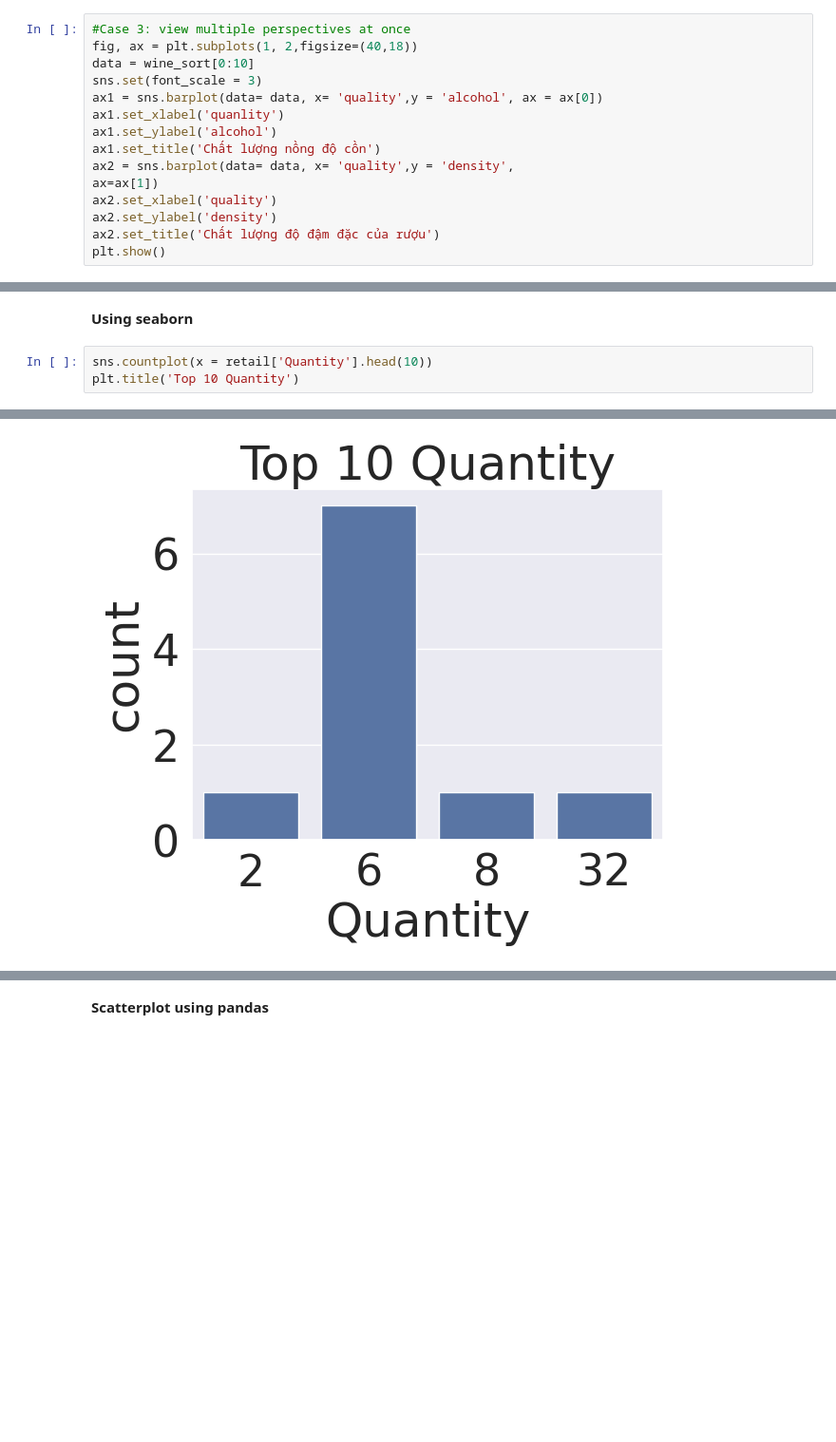
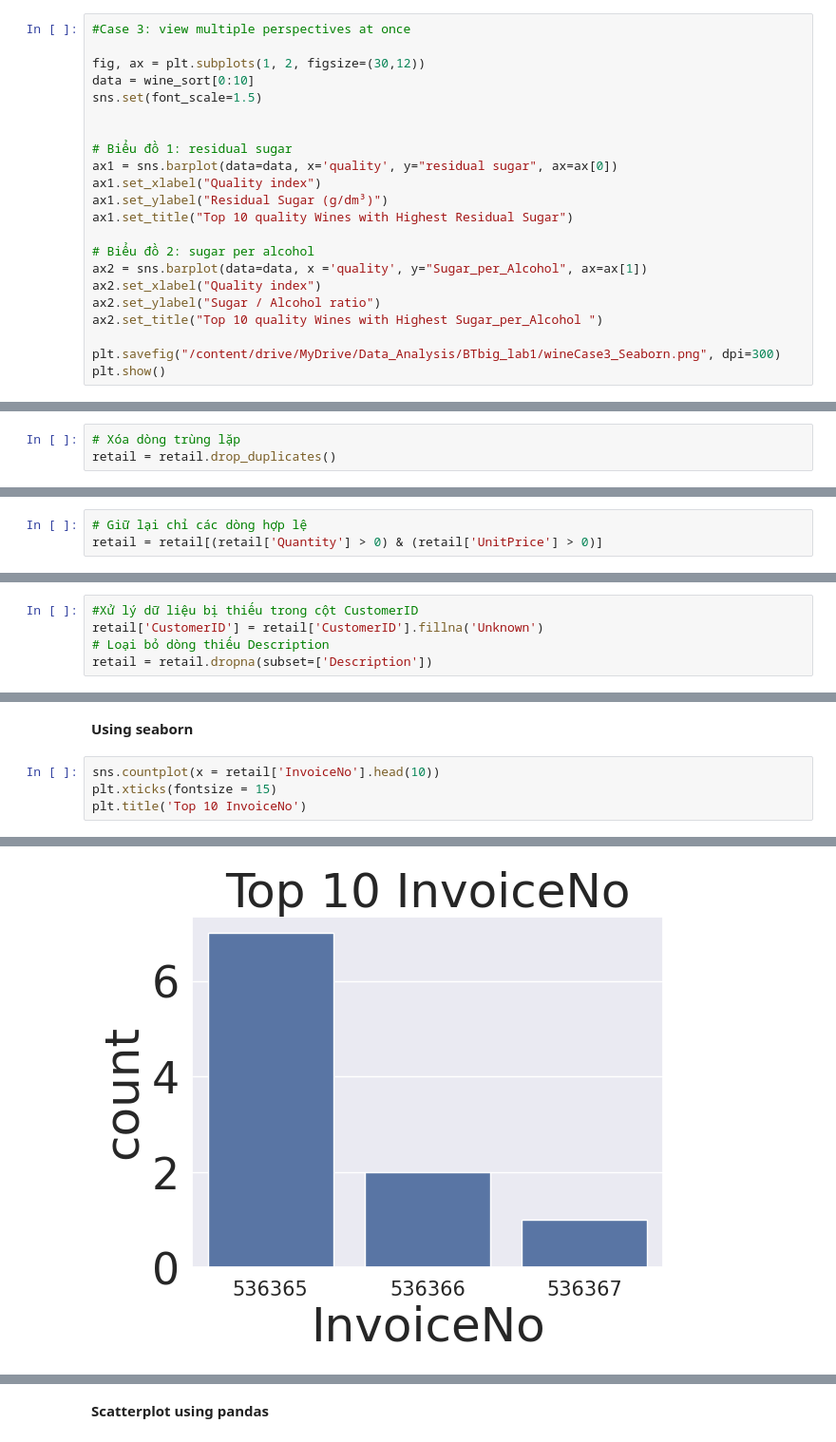
Before and after one commit to mainek2004/sgu_25_data_analysis, a Jupyter notebook: BTbig_lab1/EDA_task2.ipynb, the cells around one changed output, grey strips where cells are left out. Shown at 95% size. Cells and saved outputs as stored; diff of their text form; blank space fills up the shorter version.

Commit message:
BTbig_lab1_task2

```diff
--- a/BTbig_lab1/EDA_task2.ipynb
+++ b/BTbig_lab1/EDA_task2.ipynb
@@ -513,15 +538,22 @@ plt.show()
 # %%
 #Case 3: view multiple perspectives at once
-fig, ax = plt.subplots(1, 2,figsize=(40,18))
+
+fig, ax = plt.subplots(1, 2, figsize=(30,12))
 data = wine_sort[0:10]
-sns.set(font_scale = 3)
-ax1 = sns.barplot(data= data, x= 'quality',y = 'alcohol', ax = ax[0])
-ax1.set_xlabel('quanlity')
-ax1.set_ylabel('alcohol')
-ax1.set_title('Chất lượng nồng độ cồn')
-ax2 = sns.barplot(data= data, x= 'quality',y = 'density',
-ax=ax[1])
-ax2.set_xlabel('quality')
-ax2.set_ylabel('density')
-ax2.set_title('Chất lượng độ đậm đặc của rượu')
+sns.set(font_scale=1.5)
+
+
+# Biểu đồ 1: residual sugar
+ax1 = sns.barplot(data=data, x='quality', y="residual sugar", ax=ax[0])
+ax1.set_xlabel("Quality index")
+ax1.set_ylabel("Residual Sugar (g/dm³)")
+ax1.set_title("Top 10 quality Wines with Highest Residual Sugar")
+
+# Biểu đồ 2: sugar per alcohol
+ax2 = sns.barplot(data=data, x ='quality', y="Sugar_per_Alcohol", ax=ax[1])
+ax2.set_xlabel("Quality index")
+ax2.set_ylabel("Sugar / Alcohol ratio")
+ax2.set_title("Top 10 quality Wines with Highest Sugar_per_Alcohol ")
+
+plt.savefig("/content/drive/MyDrive/Data_Analysis/BTbig_lab1/wineCase3_Seaborn.png", dpi=300)
 plt.show()
@@ -704,0 +792,3 @@ memory usage: 33.1+ MB
+# %%
+# Xóa dòng trùng lặp
+retail = retail.drop_duplicates()
@@ -705,3 +829,6 @@ memory usage: 33.1+ MB
+# %%
+# Giữ lại chỉ các dòng hợp lệ
+retail = retail[(retail['Quantity'] > 0) & (retail['UnitPrice'] > 0)]
 # %%
 retail.isnull().sum()
 # %% [output]
@@ -729,0 +849,5 @@ np.int64(0)
+# %%
+#Xử lý dữ liệu bị thiếu trong cột CustomerID
+retail['CustomerID'] = retail['CustomerID'].fillna('Unknown')
+# Loại bỏ dòng thiếu Description
+retail = retail.dropna(subset=['Description'])
@@ -794,6 +956,7 @@ plt.show()
 # %% [markdown]
 **Using** **seaborn**
 # %%
-sns.countplot(x = retail['Quantity'].head(10))
-plt.title('Top 10 Quantity')
+sns.countplot(x = retail['InvoiceNo'].head(10))
+plt.xticks(fontsize = 15)
+plt.title('Top 10 InvoiceNo')
 # %% [output]
@@ -801 +964 @@ Text(0.5, 1.0, 'Top 10 Quantity')
-[figure, old version]
+[figure, new version]
```
Also changed, not shown: parts of 49 cells of this notebook, 8 other files.
